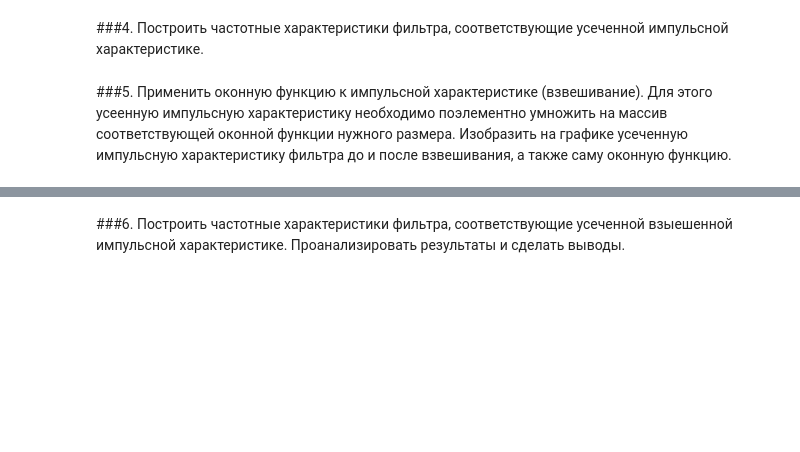
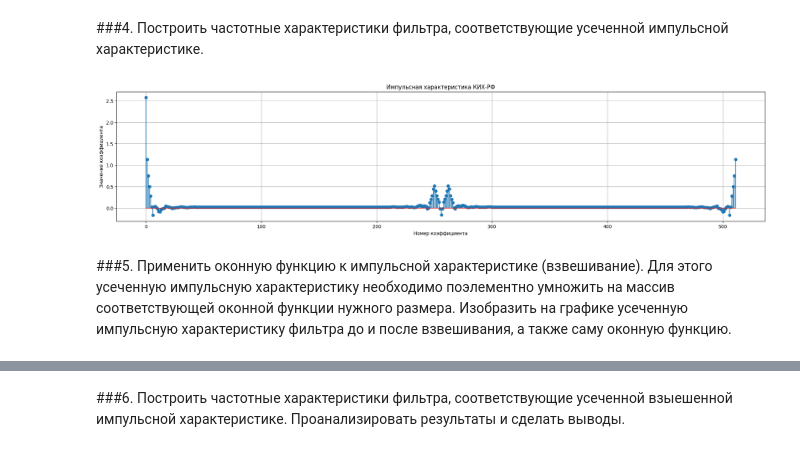
Before and after one commit to Shuregg/dsp-labs, a Jupyter notebook: DSP_lab4_filters.ipynb, the cells around one changed output, grey strips where cells are left out. Saved outputs shown, nothing was run; the diff lists cells and outputs as text; code cells hidden in the pictures; blank space fills up the shorter version.

```diff
--- a/DSP_lab4_filters.ipynb
+++ b/DSP_lab4_filters.ipynb
@@ -146,5 +146,24 @@ len(impulse_cut) = 512
 [figure]
 # %% [markdown]
 ###4. Построить частотные характеристики фильтра, соответствующие усеченной импульсной характеристике.
+# %%
+from scipy.fftpack import fft, fftfreq, ifft
+# ideal_impulse = ifft(abs(h))
+
+# Анализ характеристик фильтра
+w_cut, h_cut = freqz(impulse_cut)
+absh_cut = abs(h_cut)
+absh_cut_ifft = ifft(absh_cut)
+# print(f'impulse_cut =\n{impulse_cut}')
+# print(f'len(h) = {len(h)},\nh =\n{h}')
+# print(f'len(ideal_impulse) = {len(ideal_impulse)},\nideal_impulse =\n{ideal_impulse}')
+plt.figure( figsize=(25, 5))
+plt.stem(absh_cut_ifft)
+plt.title('Импульсная характеристика КИХ-РФ')
+plt.xlabel('Номер коэффициента')
+plt.ylabel('Значение коэффициента')
+plt.grid(True)
+# %% [output]
+[figure, added]
 # %% [markdown]
-###5. Применить оконную функцию к импульсной характеристике (взвешивание). Для этого усеенную импульсную характеристику необходимо поэлементно умножить на массив соответствующей оконной функции нужного размера. Изобразить на графике усеченную импульсную характеристику фильтра до и после взвешивания, а также саму оконную функцию.
+###5. Применить оконную функцию к импульсной характеристике (взвешивание). Для этого усеченную импульсную характеристику необходимо поэлементно умножить на массив соответствующей оконной функции нужного размера. Изобразить на графике усеченную импульсную характеристику фильтра до и после взвешивания, а также саму оконную функцию.
```
Also changed, not shown: parts of 1 cell of this notebook.
